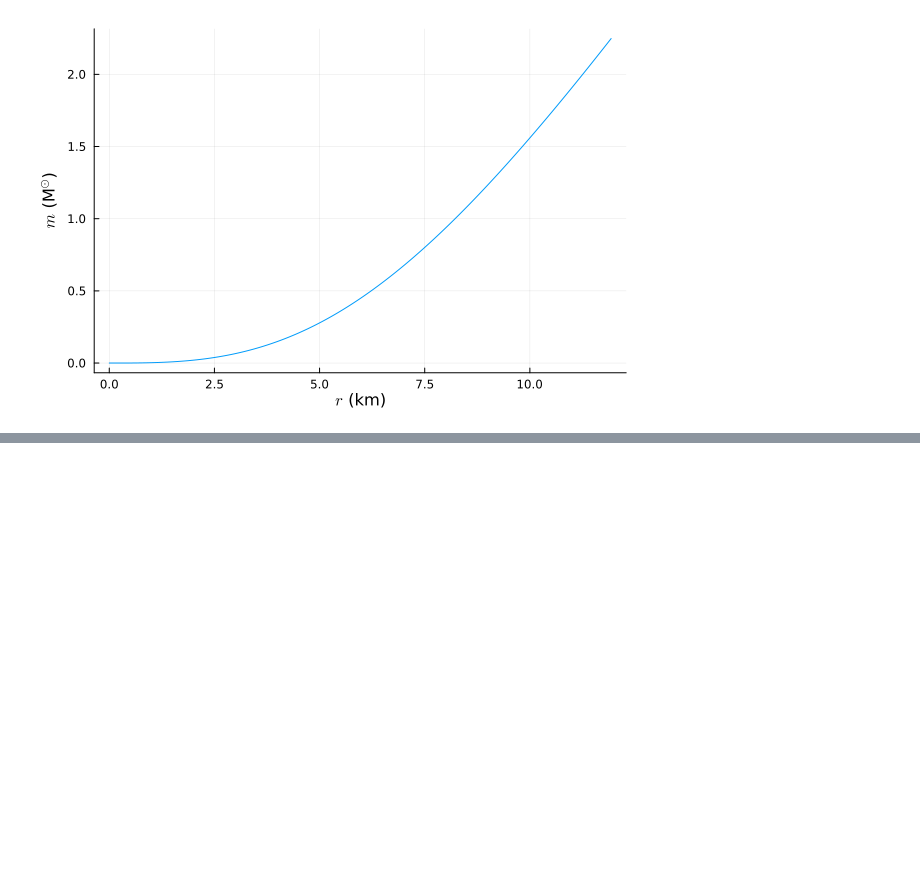
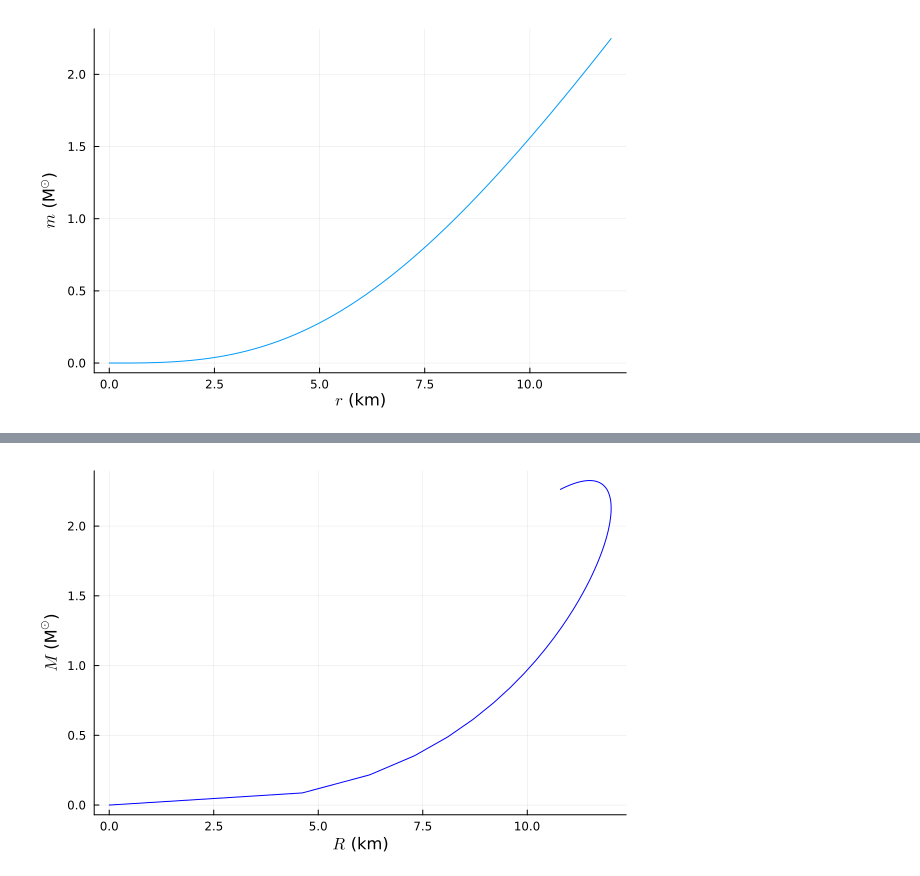
Before and after one commit to SunkPlane29/workshop_tov, a Jupyter notebook: main.ipynb, the cells around one changed output, grey strips where cells are left out. Saved outputs shown, nothing was run; the diff lists cells and outputs as text; code cells hidden in the pictures; blank space fills up the shorter version.

```diff
--- a/main.ipynb
+++ b/main.ipynb
@@ -158,0 +197,5 @@ plot(sol[:, 1] .* (lu*1e-3), sol[:, 3], label=false, xaxis=raw"$r$ (km)", yaxis=
+# %%
+pinit = 1e-8
+pmax = 700
+nstars = 200
+p0 = range(pinit, pmax, length=nstars)
@@ -158,0 +204,17 @@ plot(sol[:, 1] .* (lu*1e-3), sol[:, 3], label=false, xaxis=raw"$r$ (km)", yaxis=
+# %%
+@time begin
+
+mrdiagram = Matrix(undef, length(p0), 3)
+mrdiagram[:, 1] = p0
+mrdiagram[:, 2] = fill(0.0, length(p0))
+mrdiagram[:, 3] = fill(0.0, length(p0))
+
+for (i, p_i) in enumerate(p0)
+    sol = solve_tov(p_i*MeVfm3)
+    mrdiagram[i, 2] = sol[end, 1]
+    mrdiagram[i, 3] = sol[end, 3]
+end
+
+mrdiagram
+
+end
@@ -158,0 +240,5 @@ plot(sol[:, 1] .* (lu*1e-3), sol[:, 3], label=false, xaxis=raw"$r$ (km)", yaxis=
+# %%
+plot(mrdiagram[:, 2], mrdiagram[:, 3], label=false, xaxis=raw"$R$ (km)",
+    yaxis=raw"$M$ (M$^{\odot}$)", show=true, color=:blue, linestyle=:solid)
+# %% [output]
+[figure, added]
```
Also changed, not shown: parts of 17 cells of this notebook.
